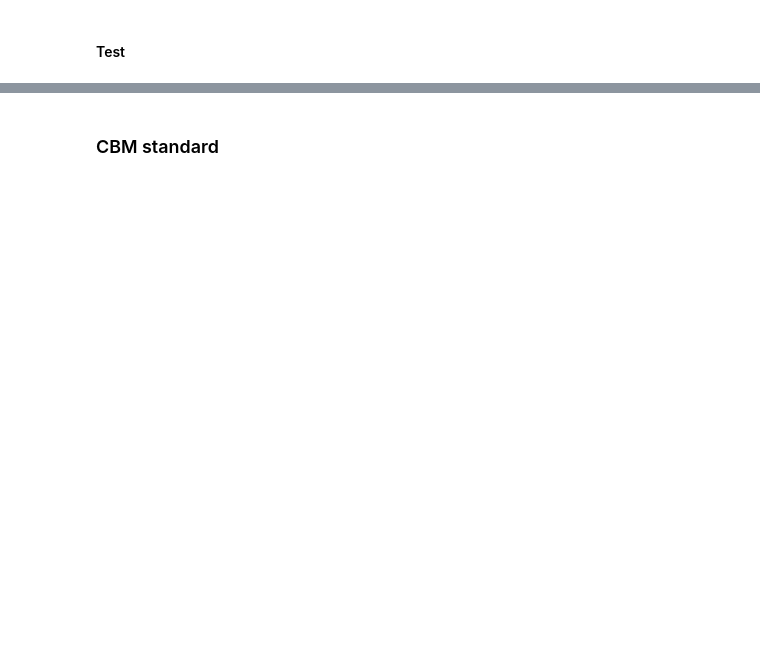
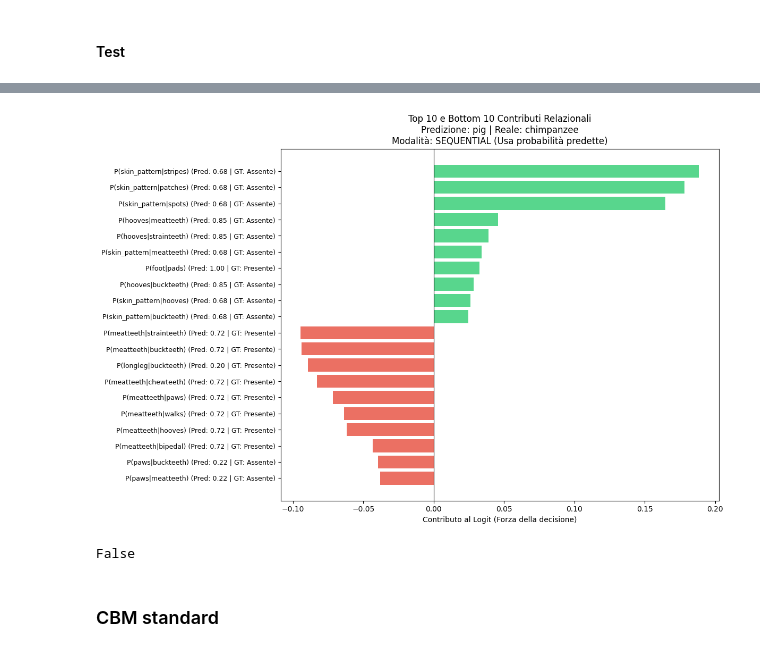
Before and after one commit to stefano-gamba/BoxEmbeddingCBM, a Jupyter notebook: notebooks/sequential_training.ipynb, the cells around one changed output, grey strips where cells are left out. Cells and saved outputs as stored; diff of their text form; code cells hidden in the pictures; blank space fills up the shorter version.

```diff
--- a/notebooks/sequential_training.ipynb
+++ b/notebooks/sequential_training.ipynb
@@ -378,17 +435,20 @@ plot_test_results(accuracy, preds, labels, class_names=classes)
 # %%
 from src.CHM.interpretation import explain_prediction
 
 explain_prediction(
-    cp_model,
+    cp_cls,
     test_dataloader,
     concepts,
     classes,
     class_concept_matrix,
     box_tensors,
+    concept_predictor=cp_concept_predictor,
+    target_class="chimpanzee",
     info_type=info,
-    target_class="chihuahua",
-    bipolar=bipolar
 )
+# %% [output]
+[figure, added]
+False
 # %% [markdown]
 ### CBM standard
 # %%
```
Also changed, not shown: parts of 32 cells of this notebook.
